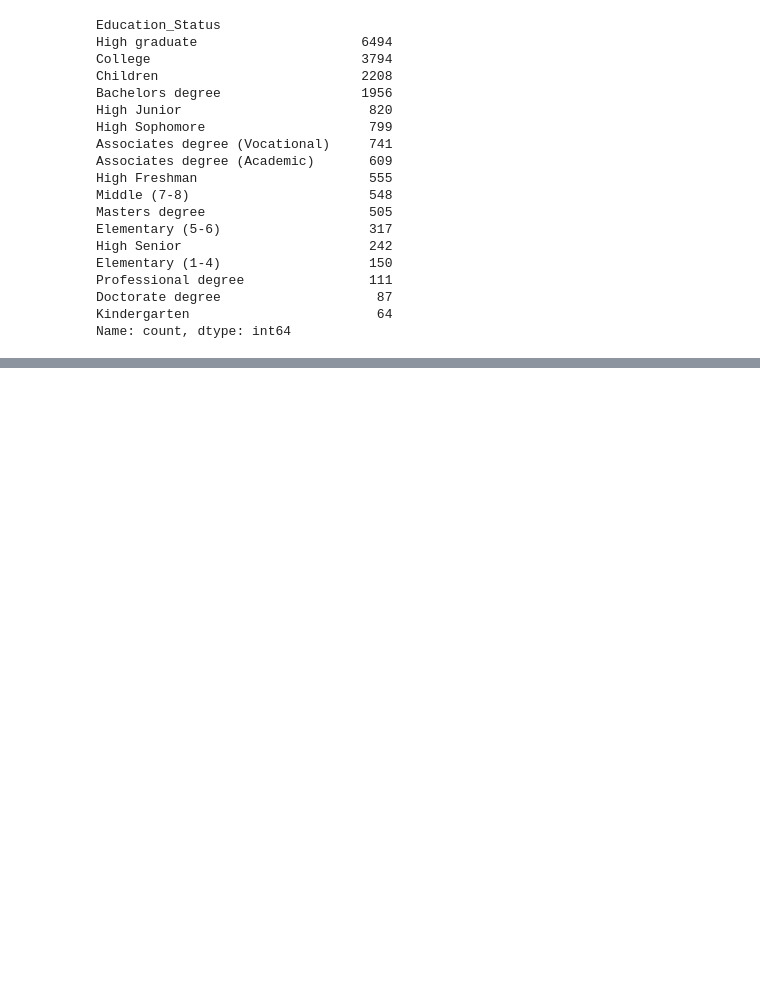
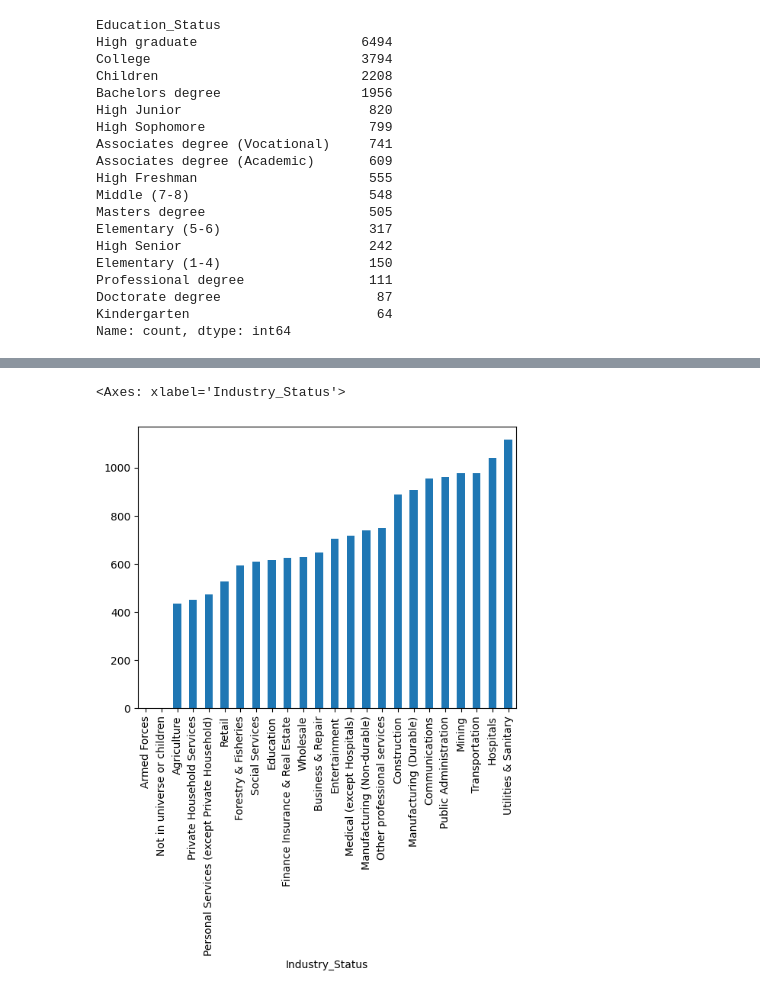
Before and after one commit to Daehee-Park/Dacon, a Jupyter notebook: 236230_Income_prediction/01.ipynb, the cells around one changed output, grey strips where cells are left out. Cells and saved outputs as stored; diff of their text form; code cells hidden in the pictures; blank space fills up the shorter version.

```diff
--- a/236230_Income_prediction/01.ipynb
+++ b/236230_Income_prediction/01.ipynb
@@ -91,0 +153,5 @@ train.groupby('Education_Status')['Income'].mean().sort_values().plot(kind='bar'
+# %%
+train.groupby('Industry_Status')['Income'].mean().sort_values().plot(kind='bar')
+# %% [output]
+<Axes: xlabel='Industry_Status'>
+[figure, added]
```
Also changed, not shown: parts of 11 cells of this notebook.
